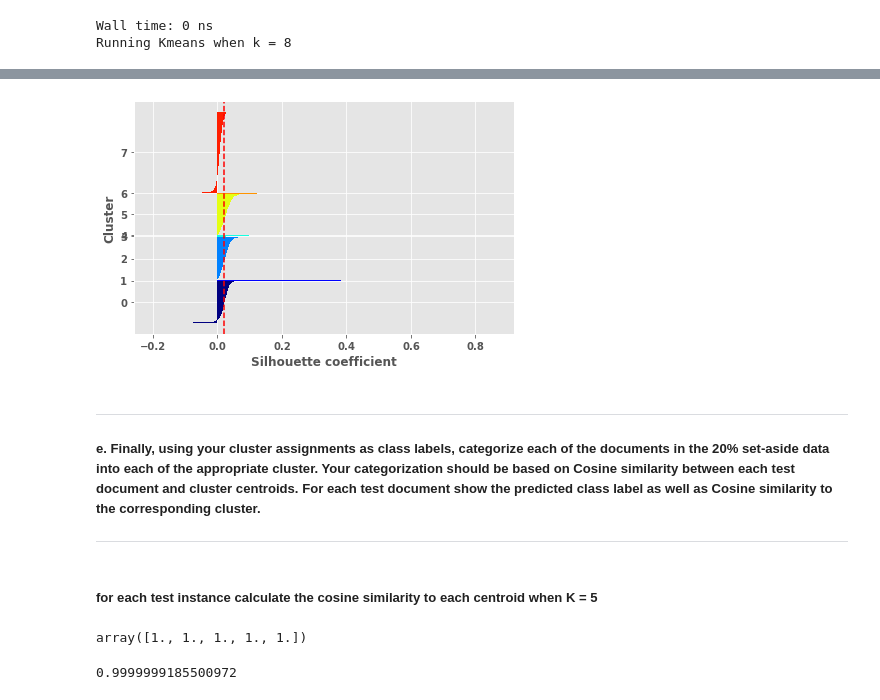
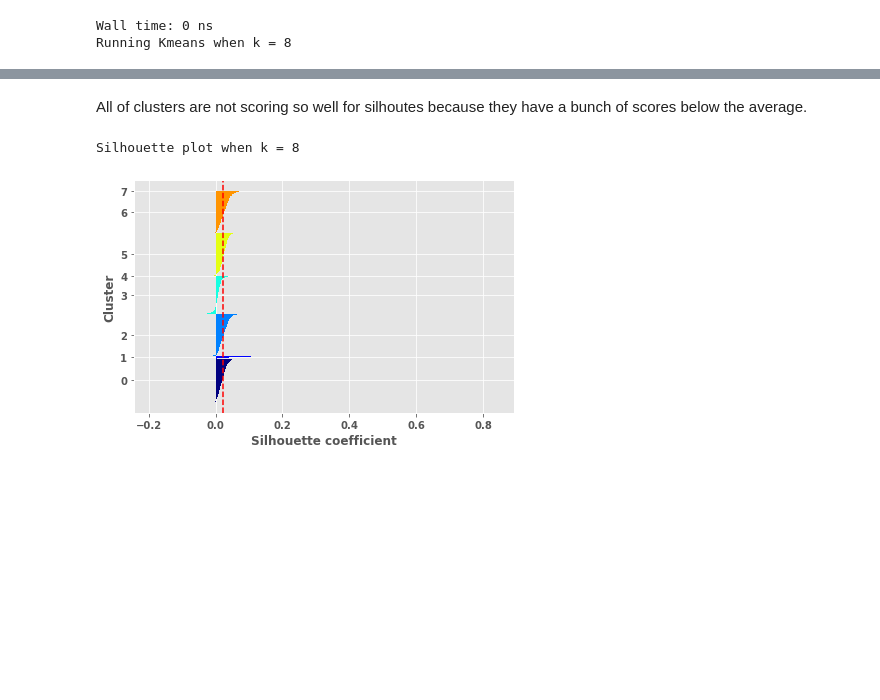
Before and after one commit to Ron256/DSC478MachineLearning, a Jupyter notebook: Notebooks/HomeWorkAssignments/ProgrammingMachineLearningAppsAssignment2_Clustering.ipynb, the cells around one changed output, grey strips where cells are left out. Saved outputs shown, nothing was run; the diff lists cells and outputs as text; code cells hidden in the pictures; blank space fills up the shorter version.

```diff
--- a/Notebooks/HomeWorkAssignments/ProgrammingMachineLearningAppsAssignment2_Clustering.ipynb
+++ b/Notebooks/HomeWorkAssignments/ProgrammingMachineLearningAppsAssignment2_Clustering.ipynb
@@ -977,20 +910,8 @@ def plot_silhouettes(data, clusters, metric='cosine'):
+# %% [markdown]
+<p>All of clusters are not scoring so well for silhoutes because they have a bunch of scores below the average.</p>
 # %%
-plot_silhouettes(vs_train, newC8)
+print('Silhouette plot when k = 8')
+plot_silhouettes(vs_train_array, newC8)
 # %% [output]
+Silhouette plot when k = 8
-[figure, old version]
+[figure, new version]
-# %% [markdown]
- ***
-##### e. Finally, using your cluster assignments as class labels, categorize each of the documents in the 20% set-aside data into each of the appropriate cluster. Your categorization should be based on Cosine similarity between each test document and cluster centroids. For each test document show the predicted class label as well as Cosine similarity to the corresponding cluster.
-___
-# %% [markdown]
-##### for each test instance calculate the cosine similarity to each centroid when K  = 5
-# %%
-dist = cosineDist(vs_test, centroids5.T)
-dist[100]
-# %% [output]
-array([1., 1., 1., 1., 1.])
-# %%
-# np.ravel(cosineDist(vs_test, centroids5.T))[0]
-dist.reshape(-1)[0]
-# %% [output]
-0.9999999185500972
```
Also changed, not shown: parts of 89 cells of this notebook.
